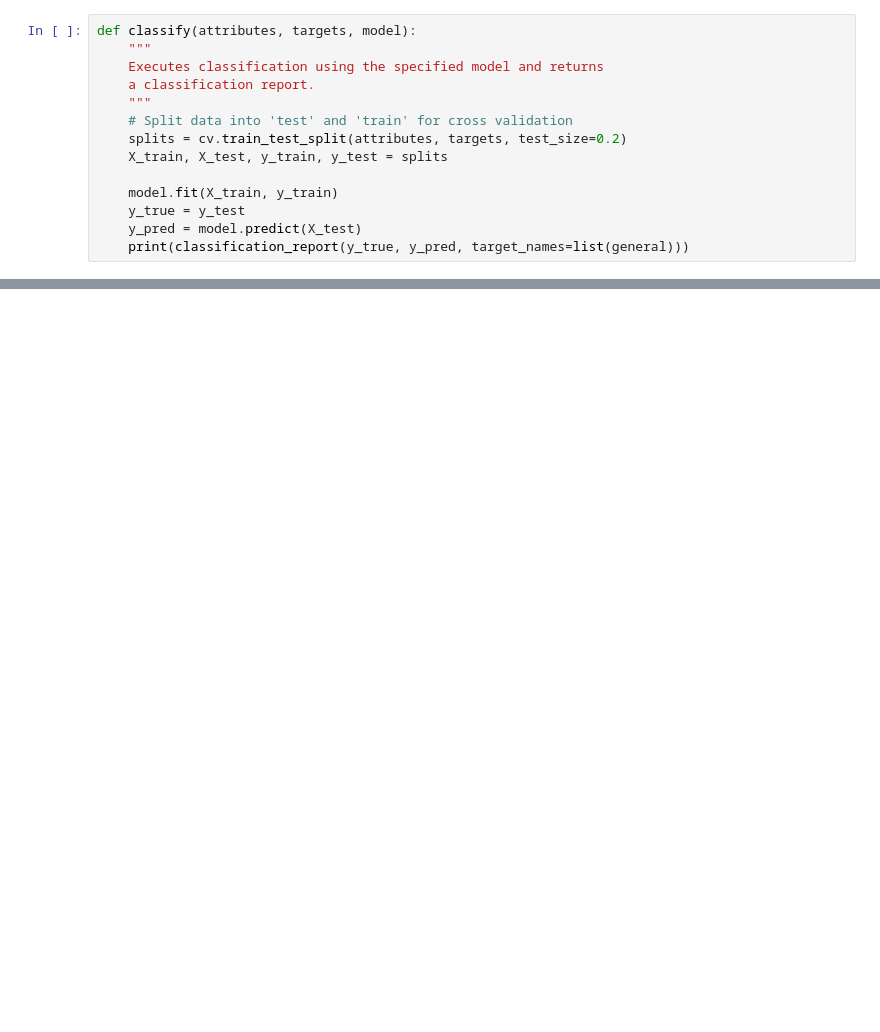
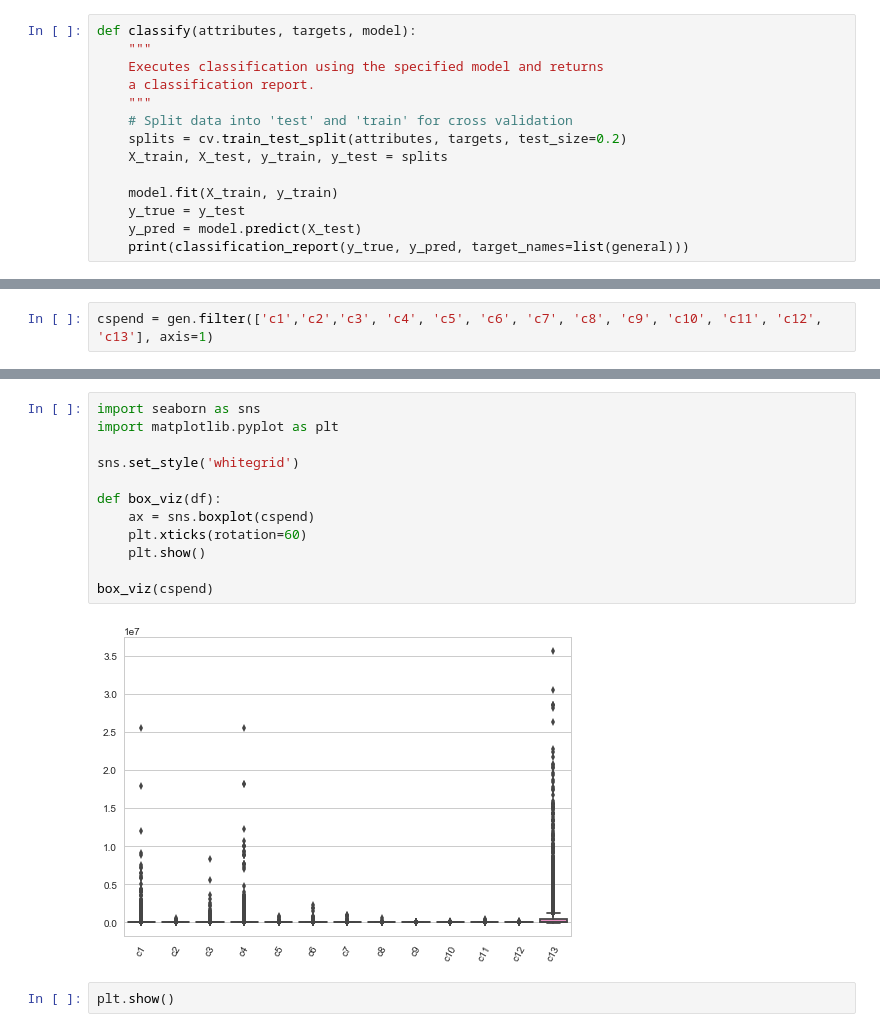
Before and after one commit to georgetown-analytics/four-thirty-five, a Jupyter notebook: 435_vis.ipynb, the cells around one changed output, grey strips where cells are left out. Cells and saved outputs as stored; diff of their text form; blank space fills up the shorter version.

```diff
--- a/435_vis.ipynb
+++ b/435_vis.ipynb
@@ -101,0 +152,2 @@ splom_viz(gen)
+# %%
+cspend = gen.filter(['c1','c2','c3', 'c4', 'c5', 'c6', 'c7', 'c8', 'c9', 'c10', 'c11', 'c12', 'c13'], axis=1)
@@ -101,0 +163,16 @@ splom_viz(gen)
+# %%
+import seaborn as sns
+import matplotlib.pyplot as plt
+
+sns.set_style('whitegrid')
+
+def box_viz(df):
+    ax = sns.boxplot(cspend)
+    plt.xticks(rotation=60)
+    plt.show()
+
+box_viz(cspend)
+# %% [output]
+[figure, added]
+# %%
+plt.show()
```
Also changed, not shown: parts of 36 cells of this notebook.
